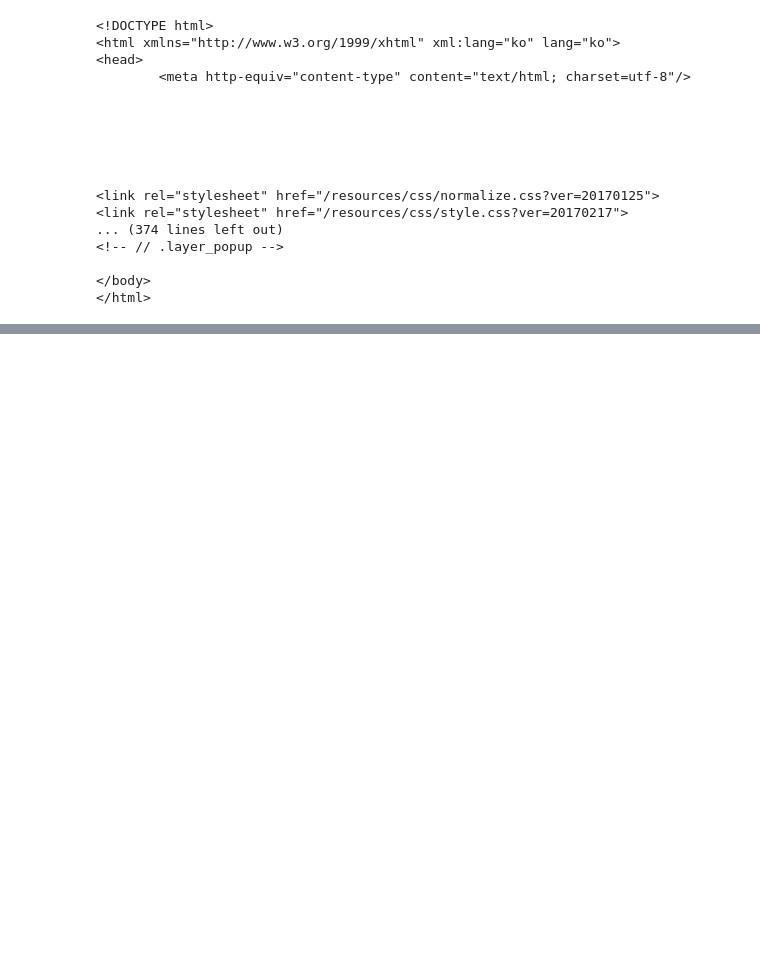
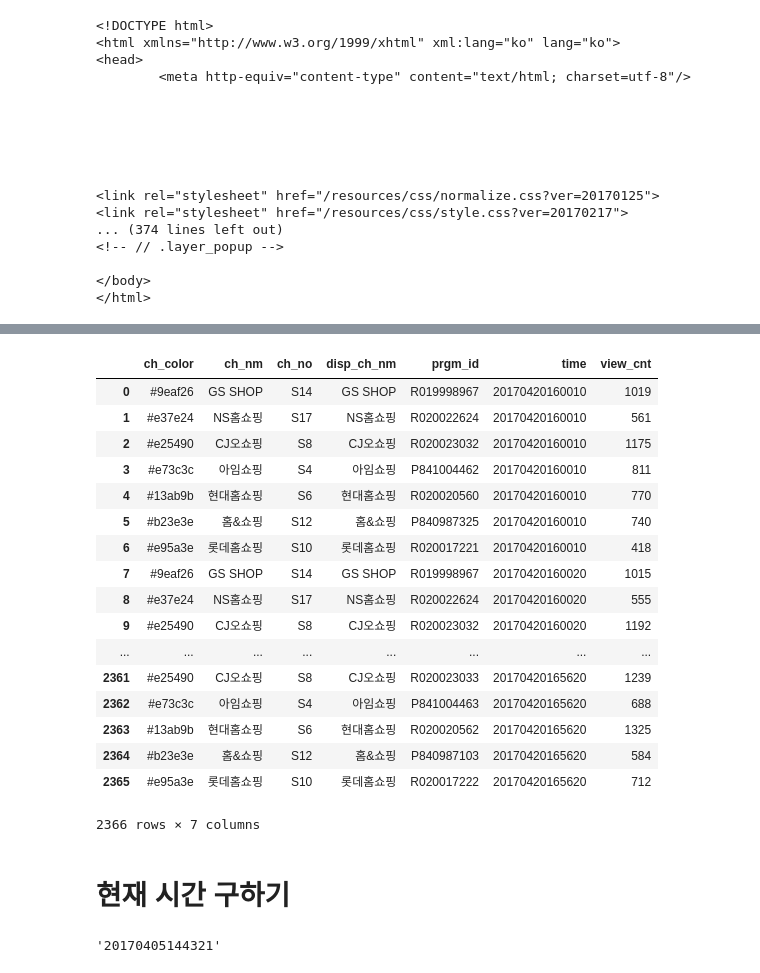
Before and after one commit to neep305/python-data-analysis, a Jupyter notebook: mbs_login_test.ipynb, the cells around one changed output, grey strips where cells are left out. Drawn from its saved outputs; the diff is of its cells as text; code cells hidden in the pictures; blank space fills up the shorter version.

```diff
--- a/mbs_login_test.ipynb
+++ b/mbs_login_test.ipynb
@@ -60,3 +71,0 @@ print(r.request.headers)
-# %%
-uiCookie = r.request.headers['Cookie'] + ';loginId=mbsgstc1'
-uiCookie
@@ -65,6 +72,7 @@ uiCookie
 # %%
-payload = {'lastTime':'20170328182600', 'chGbnCd':'', 'screenType':'S'}
+payload = {'lastTime':'20170420160000', 'chGbnCd':'', 'screenType':'S'}
 
+'''
 r = s.get('https://125.144.163.12:8080/chart/rangeCompareCh.do', params=payload, headers = {
     'accept': 'text/html,application/xhtml+xml,application/xml;q=0.9,image/webp,*/*;q=0.8',
     'accept-encoding': 'gzip, deflate, sdch, br',
@@ -76,4 +84,11 @@ r = s.get('https://125.144.163.12:8080/chart/rangeCompareCh.do', params=payload,
     'X-Requested-With':'XMLHttpRequest',
     'Content-Type':'application/x-www-form-urlencoded',
     'Cookie': uiCookie
-}, verify=False, auth=('mbsgstc1','mbsgspw45!'))
+}, verify=False)
+'''
+r = s.get('https://125.144.163.12:8080/chart/rangeCompareCh.do', params=payload, headers = {
+        'Connection': 'keep-alive',
+        'User-Agent': 'Mozilla/5.0 (X11; Linux x86_64) AppleWebKit/537.36 (KHTML, like Gecko) Chrome/52.0.2743.116 Safari/537.36',
+        'X-Requested-With':'XMLHttpRequest',
+        'Cookie':uiCookie
+}, verify=False)
@@ -95,0 +116,2 @@ r.text
+# %%
+data = json.loads(r.text)
@@ -95,0 +122,18 @@ r.text
+# %%
+temp = []
+for item in data['chList']:
+    row = []
+    for temprow in item['list']:
+        listitem = {}
+        listitem['time'] = item['time']
+        listitem['prgm_id'] = temprow['prgm_id']
+        listitem['ch_color'] = temprow['ch_color']
+        listitem['ch_no'] = temprow['ch_no']
+        listitem['ch_nm'] = temprow['ch_nm']
+        listitem['disp_ch_nm'] = temprow['disp_ch_nm']
+        listitem['view_cnt'] = temprow['view_cnt']
+        print(listitem)
+        #row.append(listitem)
+        temp.append(listitem)
+
+temp
@@ -95,0 +195,24 @@ r.text
+# %%
+df_mbs = pd.DataFrame(temp)
+df_mbs
+# %% [output]
+|  | ch_color | ch_nm | ch_no | disp_ch_nm | prgm_id | time | view_cnt |
+| 0 | #9eaf26 | GS SHOP | S14 | GS SHOP | R019998967 | 20170420160010 | 1019 |
+| 1 | #e37e24 | NS홈쇼핑 | S17 | NS홈쇼핑 | R020022624 | 20170420160010 | 561 |
+| 2 | #e25490 | CJ오쇼핑 | S8 | CJ오쇼핑 | R020023032 | 20170420160010 | 1175 |
+| 3 | #e73c3c | 아임쇼핑 | S4 | 아임쇼핑 | P841004462 | 20170420160010 | 811 |
+| 4 | #13ab9b | 현대홈쇼핑 | S6 | 현대홈쇼핑 | R020020560 | 20170420160010 | 770 |
+| 5 | #b23e3e | 홈&쇼핑 | S12 | 홈&쇼핑 | P840987325 | 20170420160010 | 740 |
+| 6 | #e95a3e | 롯데홈쇼핑 | S10 | 롯데홈쇼핑 | R020017221 | 20170420160010 | 418 |
+| 7 | #9eaf26 | GS SHOP | S14 | GS SHOP | R019998967 | 20170420160020 | 1015 |
+| 8 | #e37e24 | NS홈쇼핑 | S17 | NS홈쇼핑 | R020022624 | 20170420160020 | 555 |
+| 9 | #e25490 | CJ오쇼핑 | S8 | CJ오쇼핑 | R020023032 | 20170420160020 | 1192 |
+| ... | ... | ... | ... | ... | ... | ... | ... |
+| 2361 | #e25490 | CJ오쇼핑 | S8 | CJ오쇼핑 | R020023033 | 20170420165620 | 1239 |
+| 2362 | #e73c3c | 아임쇼핑 | S4 | 아임쇼핑 | P841004463 | 20170420165620 | 688 |
+| 2363 | #13ab9b | 현대홈쇼핑 | S6 | 현대홈쇼핑 | R020020562 | 20170420165620 | 1325 |
+| 2364 | #b23e3e | 홈&쇼핑 | S12 | 홈&쇼핑 | P840987103 | 20170420165620 | 584 |
+| 2365 | #e95a3e | 롯데홈쇼핑 | S10 | 롯데홈쇼핑 | R020017222 | 20170420165620 | 712 |
+2366 rows × 7 columns
+# %% [markdown]
+# 현재 시간 구하기
@@ -95,0 +221,5 @@ r.text
+# %%
+today = datetime.datetime.today()
+today.strftime('%Y%m%d%H%M%S')
+# %% [output]
+'20170405144321'
```
Also changed, not shown: parts of 18 cells of this notebook, 2 other files.
